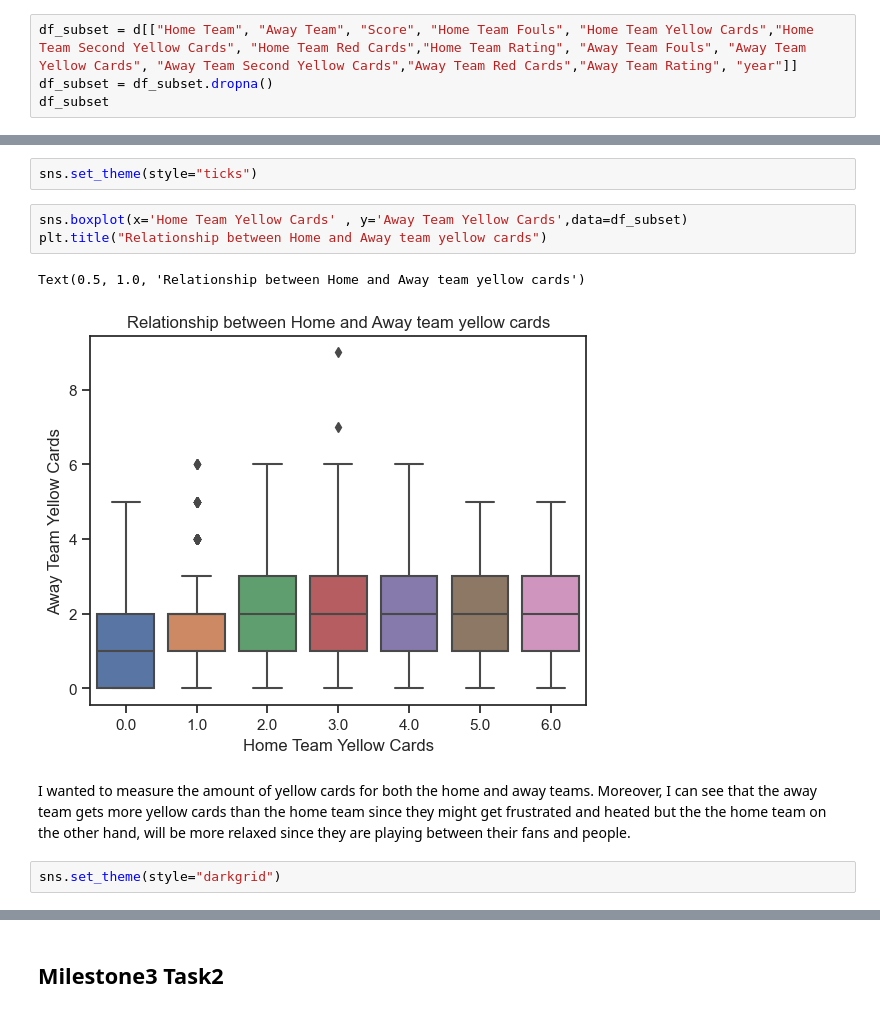
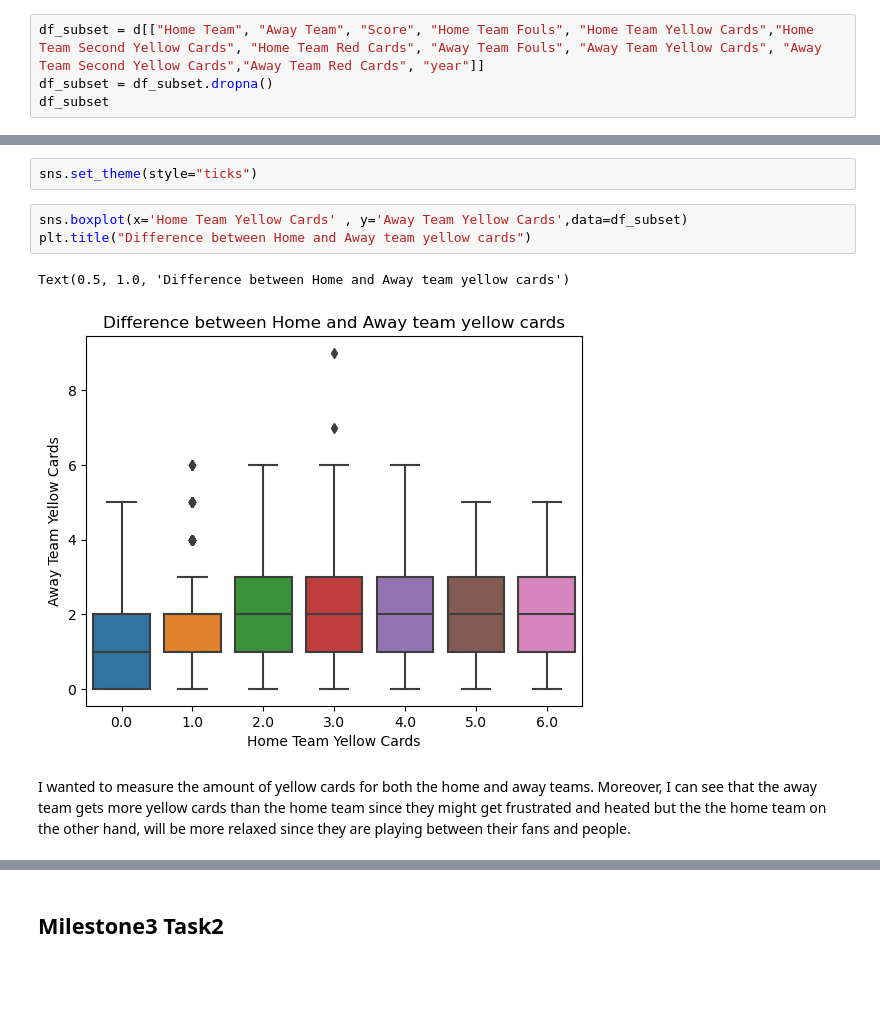
Before and after one commit to ubco-W2022T2-data301/Group14, a Jupyter notebook: analysis/analysis1.ipynb, the cells around one changed output, grey strips where cells are left out. Saved outputs shown, nothing was run; the diff lists cells and outputs as text; blank space fills up the shorter version.

```diff
--- a/analysis/analysis1.ipynb
+++ b/analysis/analysis1.ipynb
@@ -34,5 +54,5 @@ d
 # %%
-df_subset = d[["Home Team", "Away Team", "Score", "Home Team Fouls", "Home Team Yellow Cards","Home Team Second Yellow Cards", "Home Team Red Cards","Home Team Rating", "Away Team Fouls", "Away Team Yellow Cards", "Away Team Second Yellow Cards","Away Team Red Cards","Away Team Rating", "year"]]
+df_subset = d[["Home Team", "Away Team", "Score", "Home Team Fouls", "Home Team Yellow Cards","Home Team Second Yellow Cards", "Home Team Red Cards", "Away Team Fouls", "Away Team Yellow Cards", "Away Team Second Yellow Cards","Away Team Red Cards", "year"]]
 df_subset = df_subset.dropna()
 df_subset
 # %% [output]
@@ -73,11 +93,9 @@ df_subset
 sns.set_theme(style="ticks")
 # %%
 sns.boxplot(x='Home Team Yellow Cards' , y='Away Team Yellow Cards',data=df_subset)
-plt.title("Relationship between Home and Away team yellow cards")
+plt.title("Difference between Home and Away team yellow cards")
 # %% [output]
-Text(0.5, 1.0, 'Relationship between Home and Away team yellow cards')
+Text(0.5, 1.0, 'Difference between Home and Away team yellow cards')
-[figure, old version]
+[figure, new version]
 # %% [markdown]
 I wanted to measure the amount of yellow cards for both the home and away teams. Moreover, I can see that the away team gets more yellow cards than the home team since they might get frustrated and heated but the the home team on the other hand, will be more relaxed since they are playing between their fans and people.
-# %%
-sns.set_theme(style="darkgrid")
```
Also changed, not shown: parts of 8 cells of this notebook.
